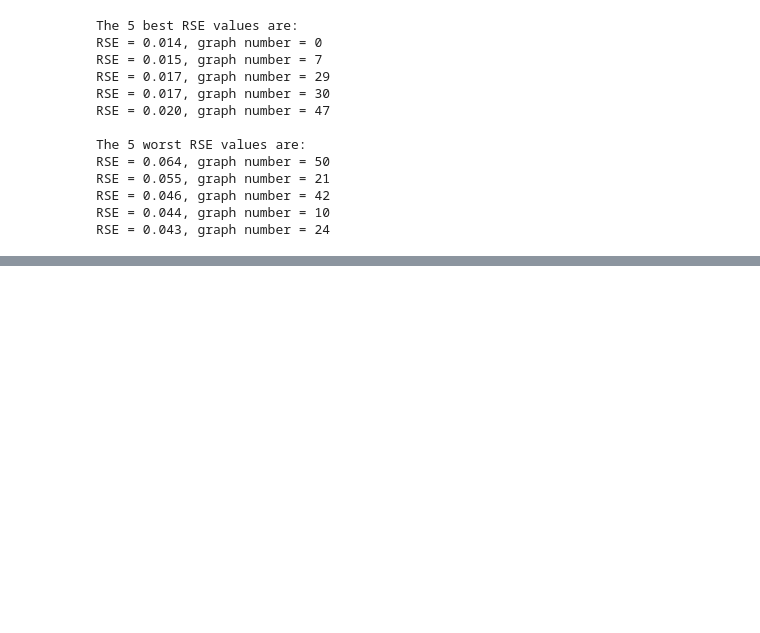
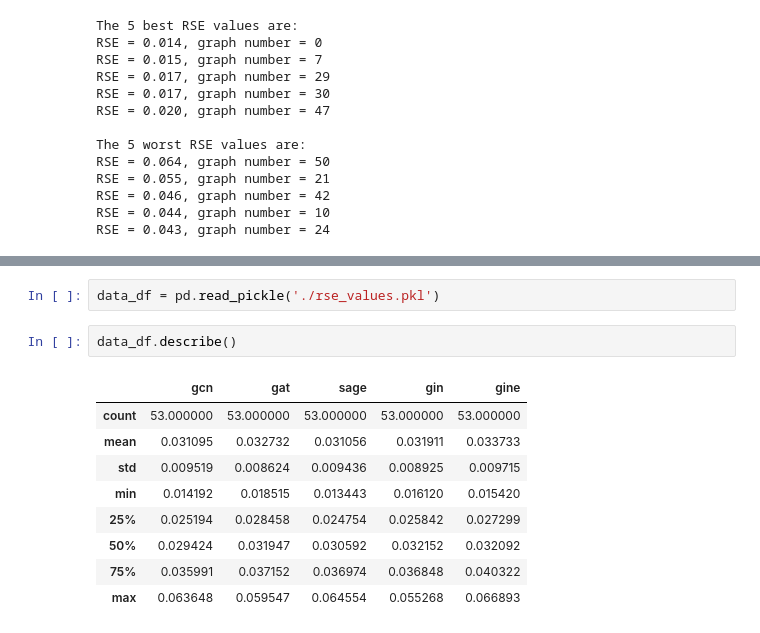
Before and after one commit to sam-j-hall/GNN-XAS-GO, a Jupyter notebook: GNN/test_gnn.ipynb, the cells around one changed output, grey strips where cells are left out. Saved outputs shown, nothing was run; the diff lists cells and outputs as text; blank space fills up the shorter version.

```diff
--- a/GNN/test_gnn.ipynb
+++ b/GNN/test_gnn.ipynb
@@ -262,0 +164,14 @@ show(p)
+# %%
+data_df = pd.read_pickle('./rse_values.pkl')
+# %%
+data_df.describe()
+# %% [output]
+|  | gcn | gat | sage | gin | gine |
+| count | 53.000000 | 53.000000 | 53.000000 | 53.000000 | 53.000000 |
+| mean | 0.031095 | 0.032732 | 0.031056 | 0.031911 | 0.033733 |
+| std | 0.009519 | 0.008624 | 0.009436 | 0.008925 | 0.009715 |
+| min | 0.014192 | 0.018515 | 0.013443 | 0.016120 | 0.015420 |
+| 25% | 0.025194 | 0.028458 | 0.024754 | 0.025842 | 0.027299 |
+| 50% | 0.029424 | 0.031947 | 0.030592 | 0.032152 | 0.032092 |
+| 75% | 0.035991 | 0.037152 | 0.036974 | 0.036848 | 0.040322 |
+| max | 0.063648 | 0.059547 | 0.064554 | 0.055268 | 0.066893 |
```
Also changed, not shown: parts of 12 cells of this notebook, 3 other files.
